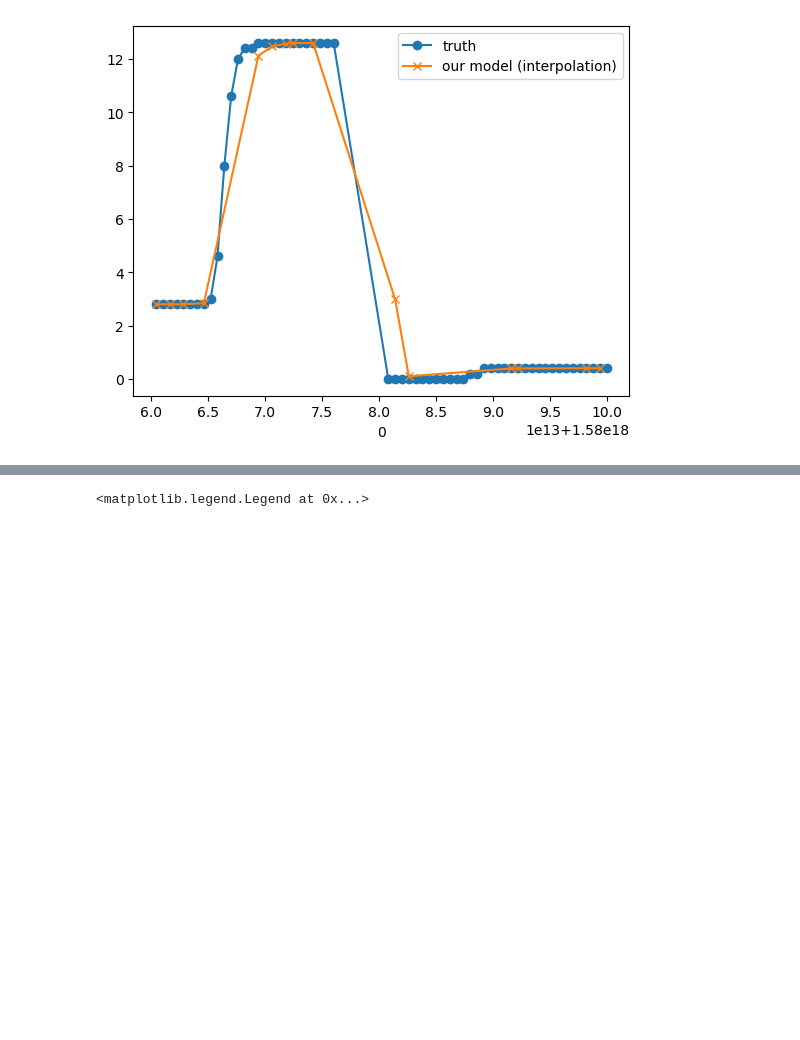
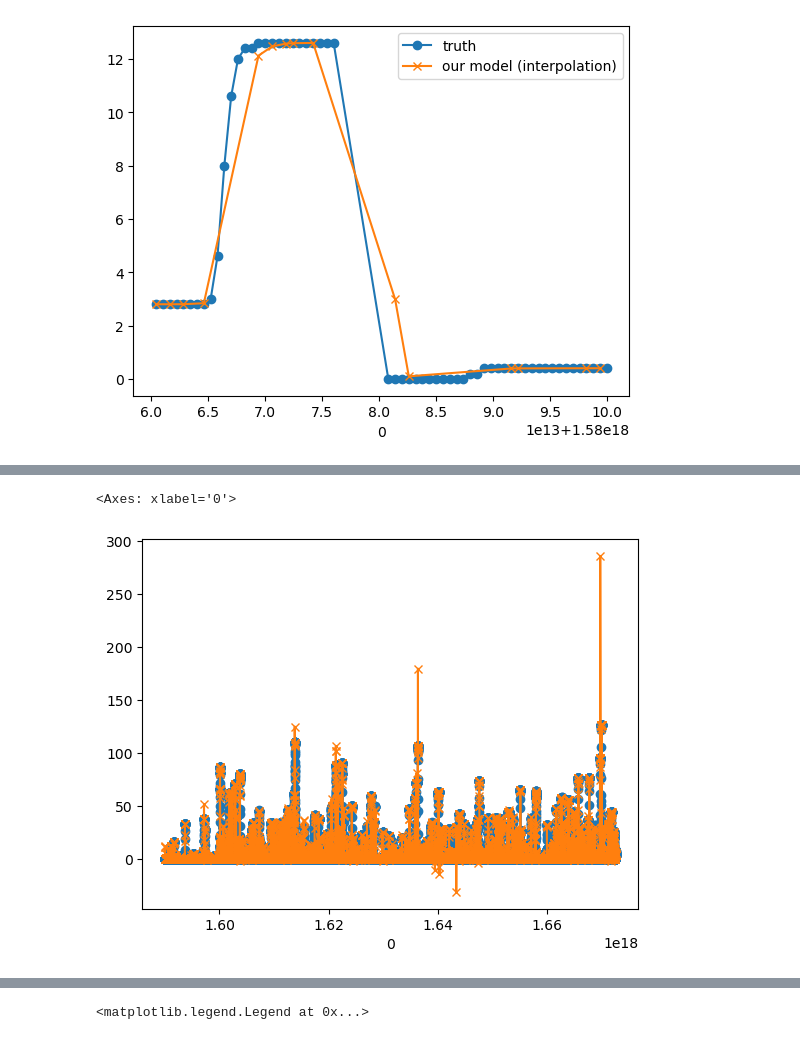
Before and after one commit to UmarZein/idv, a Jupyter notebook: autoencoder.ipynb, the cells around one changed output, grey strips where cells are left out. Saved outputs shown, nothing was run; the diff lists cells and outputs as text; code cells hidden in the pictures; blank space fills up the shorter version.

```diff
--- a/main.ipynb
+++ b/autoencoder.ipynb
@@ -142,0 +128,6 @@ p2nodrop
+# %%
+banten.rr.loc[1.59e18:].plot(label='truth',marker='o')
+ours[1].loc[1.59e18:].plot(label='our model (interpolation)',marker='x')
+# %% [output]
+<Axes: xlabel='0'>
+[figure, added]
```
Also changed, not shown: parts of 19 cells of this notebook.
